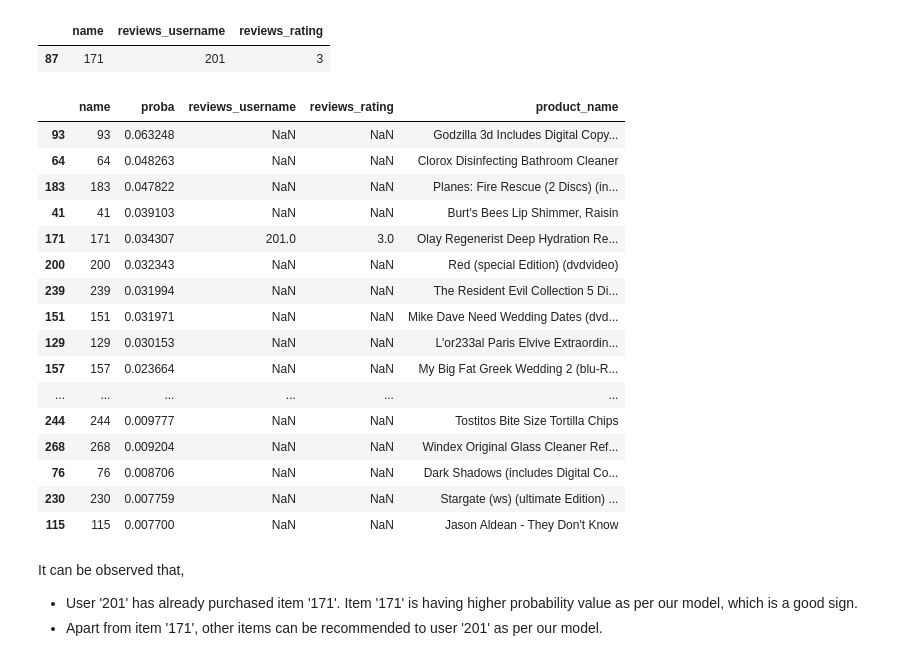
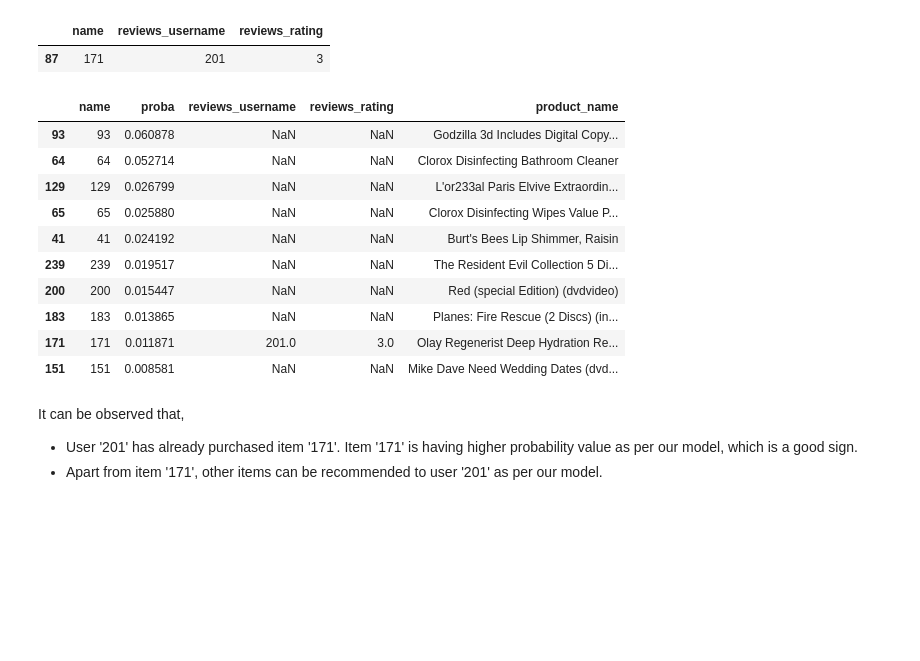
Before and after one commit to AkbariKishan/Restricted_Boltzmann_Machine_for_Reco_Sys, a Jupyter notebook: main_tf.ipynb, the cells around one changed output. Cells and saved outputs as stored; diff of their text form; code cells hidden in the pictures; blank space fills up the shorter version.

```diff
--- a/main_tf.ipynb
+++ b/main_tf.ipynb
@@ -133,9 +133,9 @@ user_rating_df.head()
 Here, we want to convert the explicit ratings into implicit for better learning by RBM algorithm. We woud map null, 1s and 2s to 0 and 3s, 4s, and 5s to 1. This basicaly means a product is liked by a user only if rating provided is 3 or above.
 # %%
 # Normalizing dataframe
-
+user_rating_df = user_rating_df/user_rating_df.max().max() # rating pre-processing method-1
 norm_user_rating_df = user_rating_df.fillna(0)
-norm_user_rating_df = norm_user_rating_df.replace({1:0, 2:0, 3:1, 4:1, 5:1})
+# norm_user_rating_df = norm_user_rating_df.replace({1:0, 2:0, 3:1, 4:1, 5:1}) # rating pre-processing method-2
 
 trainingset, testset = train_test_split(norm_user_rating_df, train_size=0.75, random_state=2021)
 print(len(trainingset), len(testset))
@@ -204,12 +204,13 @@ def error(v0_state, v1_state):
     return tf.math.reduce_mean(tf.math.sqrt(tf.reduce_mean(tf.square(v0_state - v1_state))))
 # %%
 # Training hyper-parameters
-epochs = 50
+epochs = 100
 batchsize = 256
 errors = []
 errors_test = []
 weights = []
 alpha = 0.001
+cd_loops = 1
 
 # creating datasets
 train_ds = tf.data.Dataset.from_tensor_slices((np.float32(trX))).batch(batchsize)
@@ -218,29 +219,37 @@ train_ds = tf.data.Dataset.from_tensor_slices((np.float32(trX))).batch(batchsize
 for epoch in range(epochs):
     for batch_x in train_ds:
         v0_state = batch_x
-        h0_state = hidden_layer(v0_state, W, hb)
-        v1_state = reconstructed_output(h0_state, W, vb)
-        h1_state = hidden_layer(v1_state, W, hb)
+        v1_state = batch_x
+        _, v0_prob= hidden_layer(v0_state, W, hb)
 
-        delta_W = tf.matmul(tf.transpose(v0_state), h0_state) - tf.matmul(tf.transpose(v1_state), h1_state)
+        for i in range(cd_loops):
+          _, h1_state = hidden_layer(v1_state, W, hb)
+          _, v1_state = reconstructed_output(h1_state, W, vb)
+
+
+
+        v1_prob, _ = hidden_layer(v1_state, W, hb)
+
+        delta_W = tf.matmul(tf.transpose(v0_state), v0_prob) - tf.matmul(tf.transpose(v1_state), v1_prob)
         W = W + alpha * delta_W
 
         vb = vb + alpha * tf.reduce_mean(v0_state - v1_state, 0)
-        hb = hb + alpha * tf.reduce_mean(h0_state - h1_state, 0)
+        hb = hb + alpha * tf.reduce_mean(v0_prob - v1_prob, 0)
 
-        v0_state = v1_state
 
-        err_train = error(batch_x, v1_state)
+        err_train = error(v0_state, v1_state)
 
     # Train
     errors.append(err_train.numpy())
 
     # Validation (testset)
     inputUser = tf.convert_to_tensor(trX_test,"float32")
-    hh0 = hidden_layer(inputUser, W, hb)
-    vv1 = reconstructed_output(hh0, W, vb)
+    inputUser1 = inputUser
 
-    err_test = error(inputUser, vv1)
+    _, h1_state = hidden_layer(inputUser1, W, hb)
+    _, inputUser1 = reconstructed_output(h1_state, W, vb)
+
+    err_test = error(inputUser, inputUser1)
     errors_test.append(err_test.numpy())
 
     print ('epoch:', epoch+1, 'Train reconstruction error:', err_train.numpy(), 'validation reconstruction error:', err_test.numpy())
@@ -303,8 +294,8 @@ TensorShape([1, 271])
 # %%
 # Feeding in the user and reconstructing the input
 
-hh0 = tf.nn.sigmoid(tf.matmul(v0, W) + hb)
-vv1 = tf.nn.sigmoid(tf.matmul(hh0, tf.transpose(W)) + vb)
+_, hh0 = hidden_layer(v0, W, hb)
+vv1, _ = reconstructed_output(hh0, W, vb)
 rec = vv1
 # %%
 scored_movies_df_mock = pd.DataFrame(list(zip(user_rating_df.columns, list(rec[0].numpy()))), columns=['name', 'proba'])
@@ -339,25 +330,19 @@ prod_df_mock
 merged_df_mock = scored_movies_df_mock.merge(prod_df_mock, on ='name', how='outer')
 # %%
 merged_df_mock['product_name'] = label_encoder2.inverse_transform(merged_df_mock['name'])
-merged_df_mock.sort_values('proba', ascending=False).head(20)
+merged_df_mock.sort_values('proba', ascending=False).head(10)
 # %% [output]
 |  | name | proba | reviews_username | reviews_rating | product_name |
-| 93 | 93 | 0.063248 | NaN | NaN | Godzilla 3d Includes Digital Copy... |
-| 64 | 64 | 0.048263 | NaN | NaN | Clorox Disinfecting Bathroom Cleaner |
-| 183 | 183 | 0.047822 | NaN | NaN | Planes: Fire Rescue (2 Discs) (in... |
-| 41 | 41 | 0.039103 | NaN | NaN | Burt's Bees Lip Shimmer, Raisin |
-| 171 | 171 | 0.034307 | 201.0 | 3.0 | Olay Regenerist Deep Hydration Re... |
-| 200 | 200 | 0.032343 | NaN | NaN | Red (special Edition) (dvdvideo) |
-| 239 | 239 | 0.031994 | NaN | NaN | The Resident Evil Collection 5 Di... |
-| 151 | 151 | 0.031971 | NaN | NaN | Mike Dave Need Wedding Dates (dvd... |
-| 129 | 129 | 0.030153 | NaN | NaN | L'or233al Paris Elvive Extraordin... |
-| 157 | 157 | 0.023664 | NaN | NaN | My Big Fat Greek Wedding 2 (blu-R... |
-| ... | ... | ... | ... | ... | ... |
-| 244 | 244 | 0.009777 | NaN | NaN | Tostitos Bite Size Tortilla Chips |
-| 268 | 268 | 0.009204 | NaN | NaN | Windex Original Glass Cleaner Ref... |
-| 76 | 76 | 0.008706 | NaN | NaN | Dark Shadows (includes Digital Co... |
-| 230 | 230 | 0.007759 | NaN | NaN | Stargate (ws) (ultimate Edition) ... |
-| 115 | 115 | 0.007700 | NaN | NaN | Jason Aldean - They Don't Know |
+| 93 | 93 | 0.060878 | NaN | NaN | Godzilla 3d Includes Digital Copy... |
+| 64 | 64 | 0.052714 | NaN | NaN | Clorox Disinfecting Bathroom Cleaner |
+| 129 | 129 | 0.026799 | NaN | NaN | L'or233al Paris Elvive Extraordin... |
+| 65 | 65 | 0.025880 | NaN | NaN | Clorox Disinfecting Wipes Value P... |
+| 41 | 41 | 0.024192 | NaN | NaN | Burt's Bees Lip Shimmer, Raisin |
+| 239 | 239 | 0.019517 | NaN | NaN | The Resident Evil Collection 5 Di... |
+| 200 | 200 | 0.015447 | NaN | NaN | Red (special Edition) (dvdvideo) |
+| 183 | 183 | 0.013865 | NaN | NaN | Planes: Fire Rescue (2 Discs) (in... |
+| 171 | 171 | 0.011871 | 201.0 | 3.0 | Olay Regenerist Deep Hydration Re... |
+| 151 | 151 | 0.008581 | NaN | NaN | Mike Dave Need Wedding Dates (dvd... |
 # %% [markdown]
 It can be observed that,
 - User '201' has already purchased item '171'. Item '171' is having higher probability value as per our model, which is a good sign.
```
Also changed, not shown: parts of 6 cells of this notebook.
